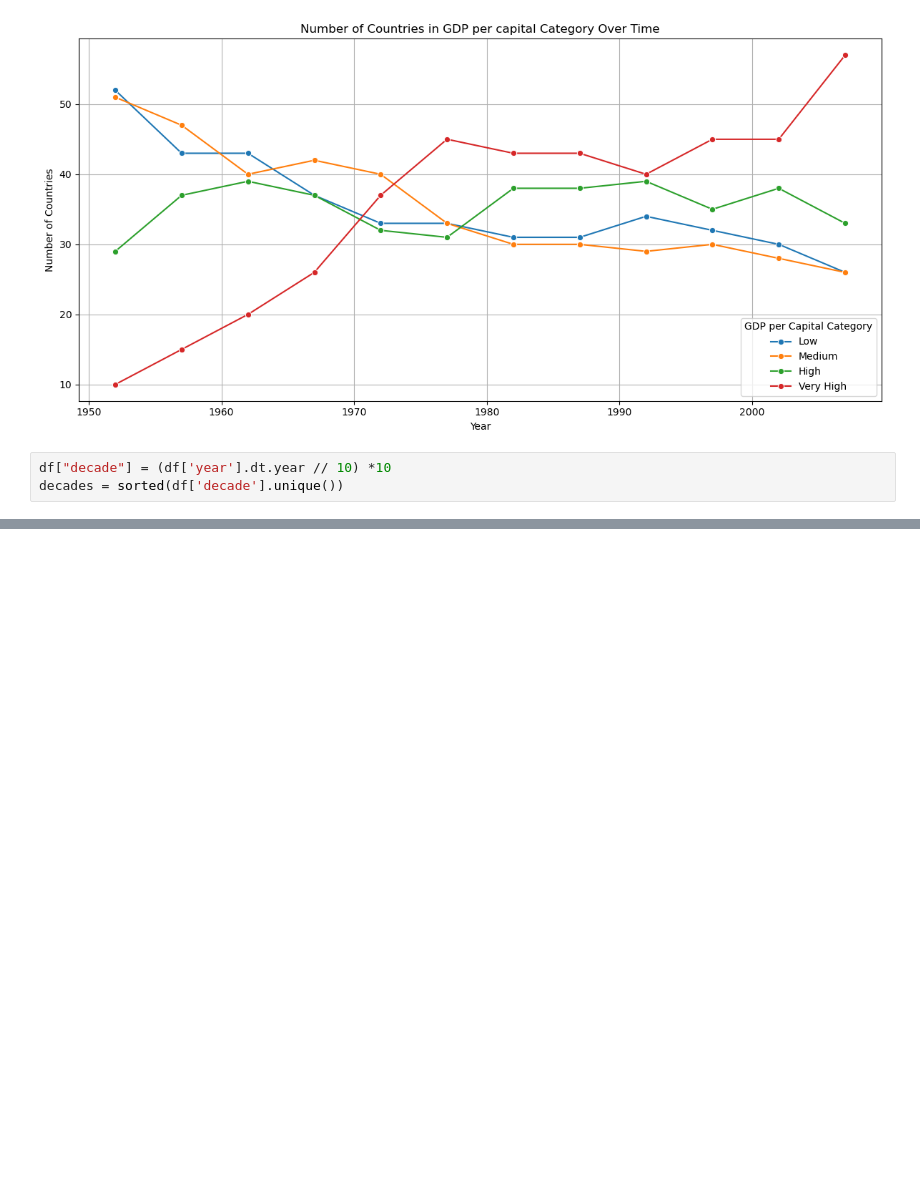
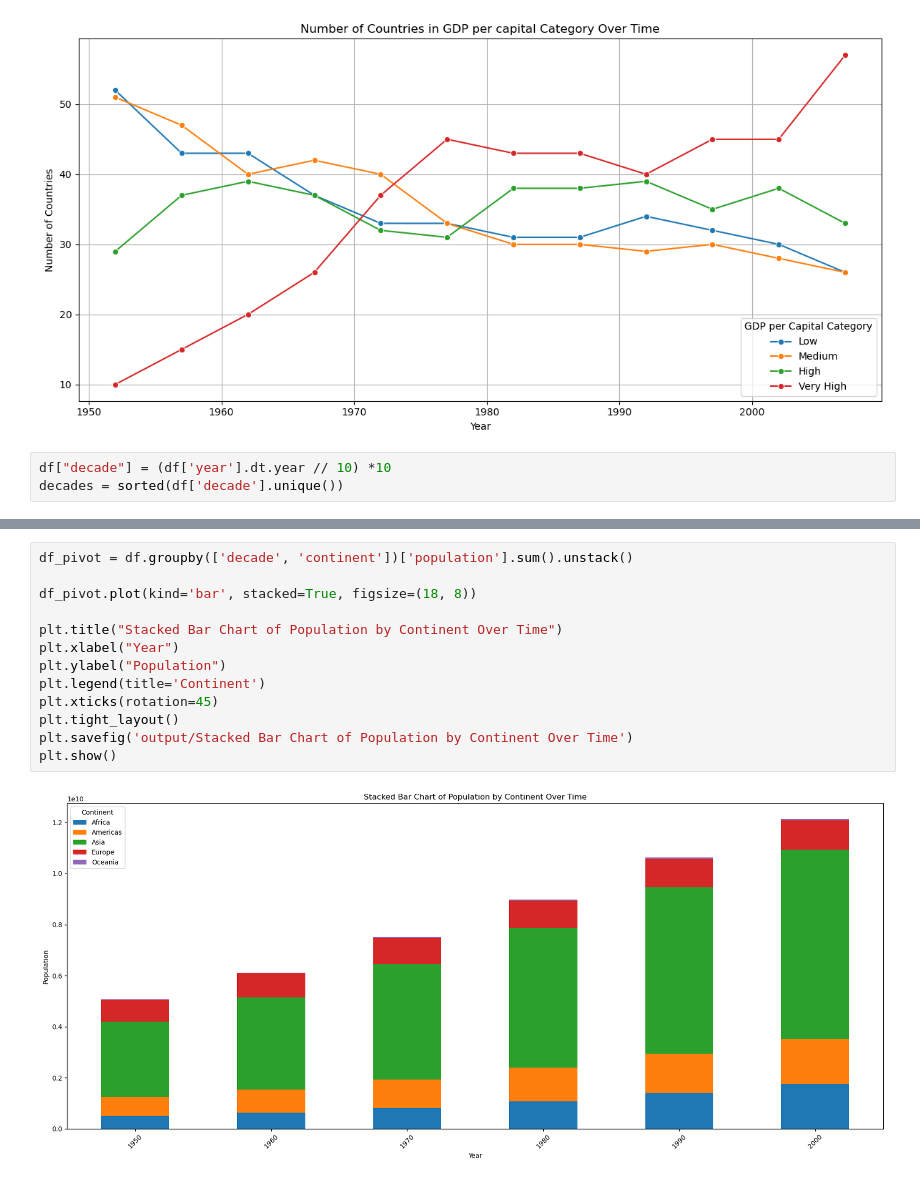
Before and after one commit to sepehr-amooei/Full-Stack-Data-Analysis-Project, a Jupyter notebook: notebooks/exploration.ipynb, the cells around one changed output, grey strips where cells are left out. Drawn from its saved outputs; the diff is of its cells as text; blank space fills up the shorter version.

Commit message:
end of plotting using python

```diff
--- a/notebooks/exploration.ipynb
+++ b/notebooks/exploration.ipynb
@@ -256,3 +259,18 @@ plt.tight_layout()
 plt.show()
 # %% [output]
 [figure]
+# %%
+df_pivot = df.groupby(['decade', 'continent'])['population'].sum().unstack()
+
+df_pivot.plot(kind='bar', stacked=True, figsize=(18, 8))
+
+plt.title("Stacked Bar Chart of Population by Continent Over Time")
+plt.xlabel("Year")
+plt.ylabel("Population")
+plt.legend(title='Continent')
+plt.xticks(rotation=45)
+plt.tight_layout()
+plt.savefig('output/Stacked Bar Chart of Population by Continent Over Time')
+plt.show()
+# %% [output]
+[figure, added]
```
Also changed, not shown: parts of 14 cells of this notebook, 9 other files.
